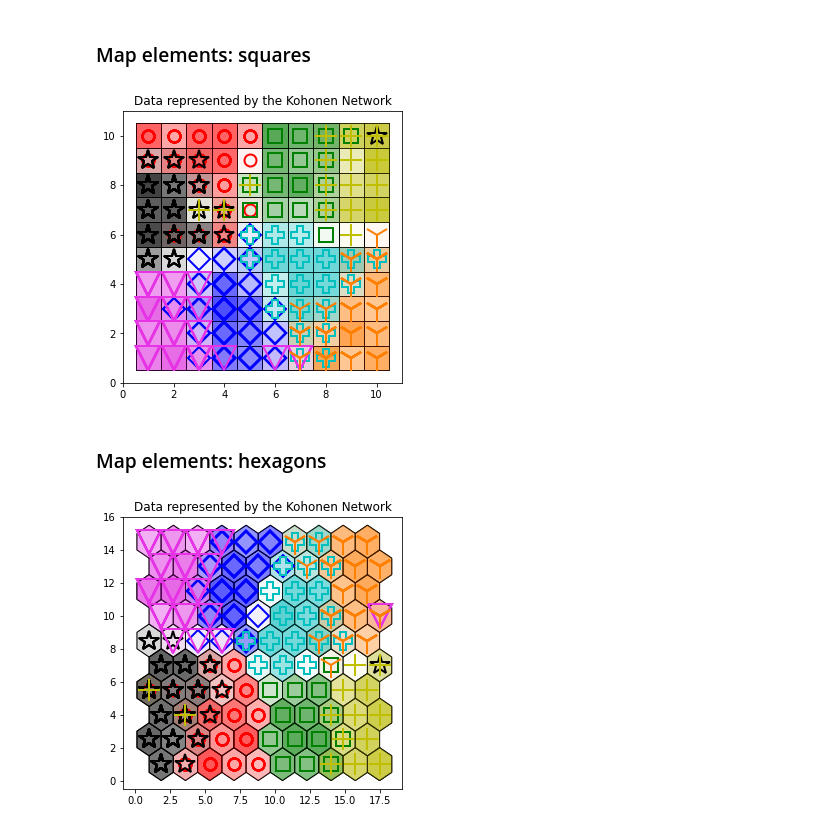
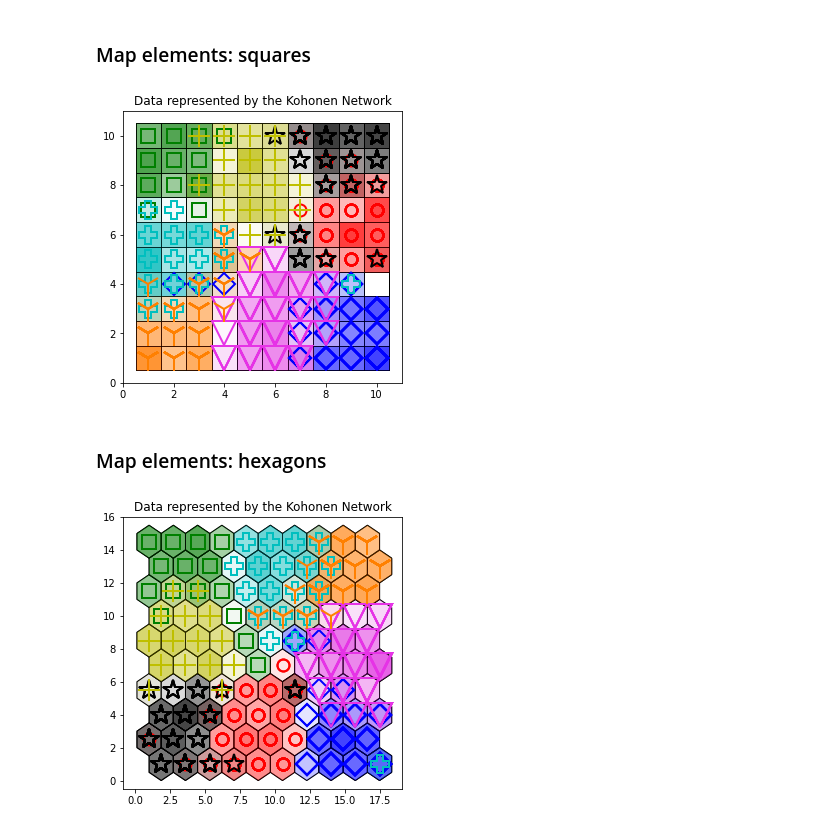
Before and after one commit to mstaczek/miowad, a Jupyter notebook: SOM/lab1.ipynb, the cells around one changed output. Saved outputs shown, nothing was run; the diff lists cells and outputs as text; code cells hidden in the pictures.

```diff
--- a/SOM/lab1.ipynb
+++ b/SOM/lab1.ipynb
@@ -100,16 +129,16 @@ y_train = df_train[["c"]].to_numpy()
 # %%
 som = SOM.SelfOrganizingMap(10,10,3, hexagonal_map=False)
 som.init_weights()
-som.train(data=x_train, epochs=10,neighbourhood_scaler=0.1, learning_rate=0.3)
+som.train(data=x_train, epochs=10,neighbourhood_scaler=0.1, learning_rate=0.3, distance_function=SOM.NeighbourhoodMexicanHat)
 som.plot_map(data=x_train, classes=y_train)
 # %% [output]
-[figure, old version]
+[figure, new version]
 # %% [markdown]
 ### Map elements: hexagons
 # %%
 som = SOM.SelfOrganizingMap(10,10,3, hexagonal_map=True)
 som.init_weights()
-som.train(data=x_train, epochs=10,neighbourhood_scaler=0.1, learning_rate=0.3)
+som.train(data=x_train, epochs=10,neighbourhood_scaler=0.1, learning_rate=0.3, distance_function=SOM.NeighbourhoodGaussian)
 som.plot_map(data=x_train, classes=y_train)
 # %% [output]
-[figure, old version]
+[figure, new version]
```
Also changed, not shown: parts of 9 cells of this notebook.
